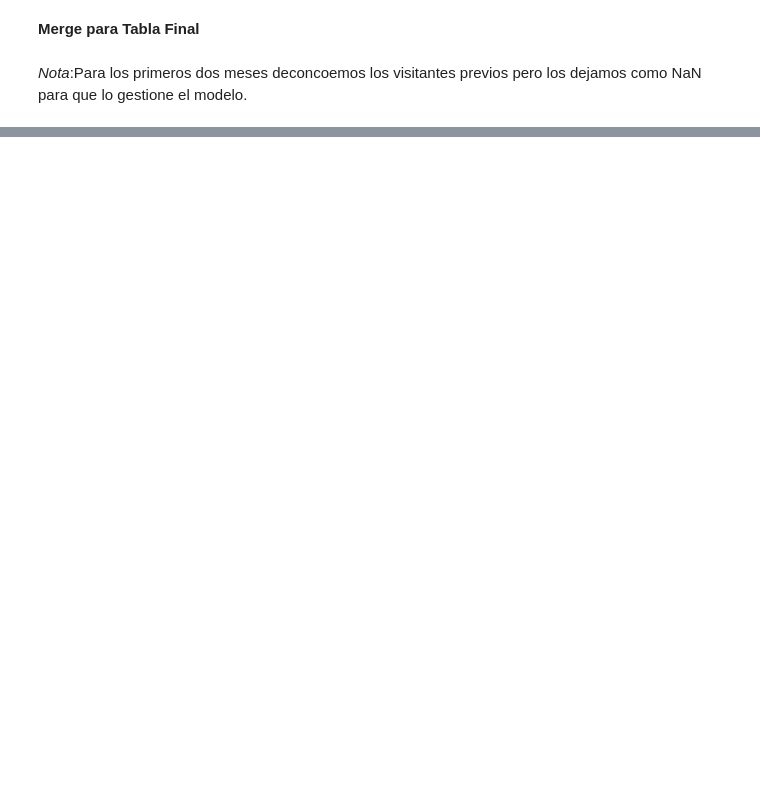
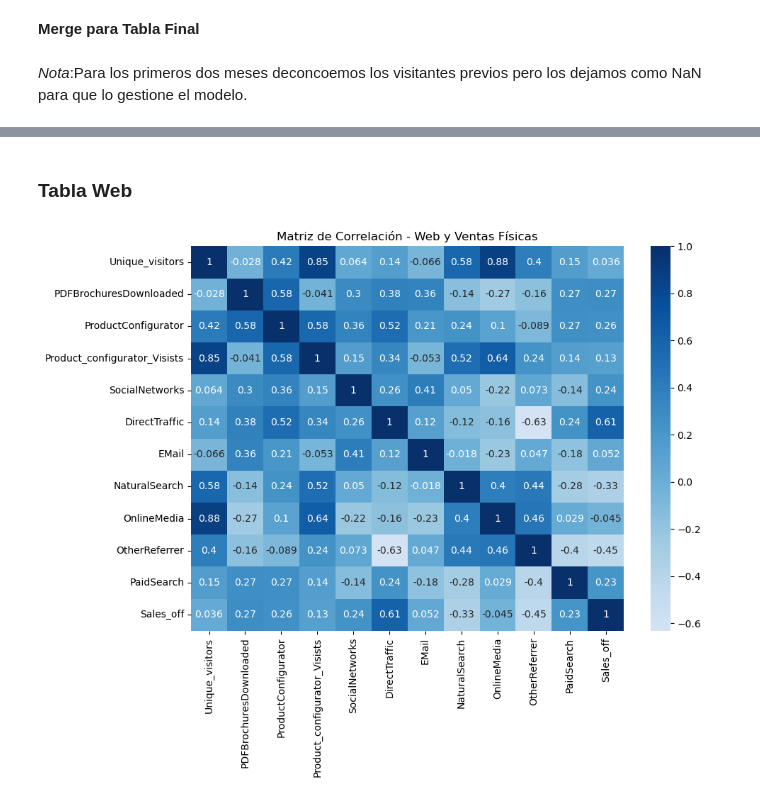
Before and after one commit to martinagg7/ia_MMM, a Jupyter notebook: notebooks/02_MMM.ipynb, the cells around one changed output, grey strips where cells are left out. Cells and saved outputs as stored; diff of their text form; code cells hidden in the pictures; blank space fills up the shorter version.

```diff
--- a/notebooks/02_MMM.ipynb
+++ b/notebooks/02_MMM.ipynb
@@ -121,0 +173,24 @@ plt.show()
+# %% [markdown]
+### Tabla Web
+# %%
+
+# Columnas del bloque WEB y ventas físicas
+cols_web = [
+    'Unique_visitors', 'PDFBrochuresDownloaded', 'ProductConfigurator',
+    'Product_configurator_Visists', 'SocialNetworks', 'DirectTraffic',
+    'EMail', 'NaturalSearch', 'OnlineMedia', 'OtherReferrer', 'PaidSearch',
+    'Sales_off'
+]
+
+
+df_web_corr = df_merge[cols_web]
+corr_web = df_web_corr.corr(numeric_only=True)
+
+
+plt.figure(figsize=(10, 8))
+sns.heatmap(corr_web, annot=True, cmap='Blues', center=0)
+plt.title("Matriz de Correlación - Web y Ventas Físicas")
+plt.tight_layout()
+plt.show()
+# %% [output]
+[figure, added]
```
Also changed, not shown: parts of 31 cells of this notebook, 1 other file.
